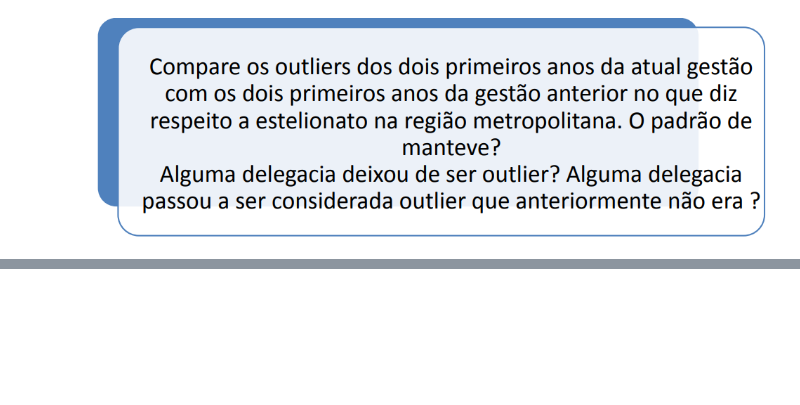
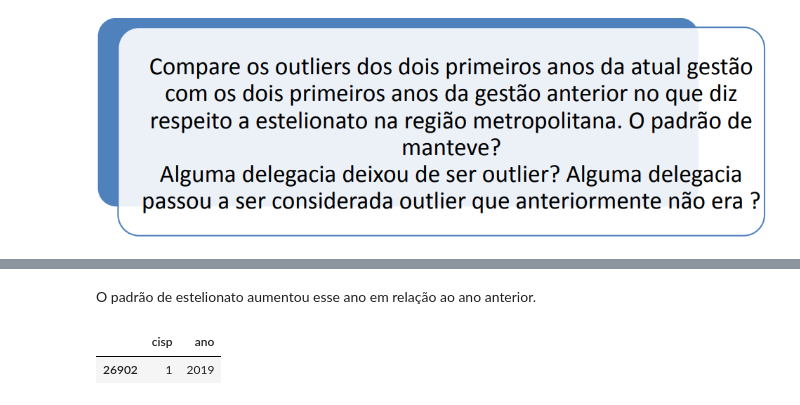
Before and after one commit to renanrib12/senac, a Jupyter notebook: aula2_desafio.ipynb, the cells around one changed output, grey strips where cells are left out. Saved outputs shown, nothing was run; the diff lists cells and outputs as text; code cells hidden in the pictures; blank space fills up the shorter version.

```diff
--- a/aula2_desafio.ipynb
+++ b/aula2_desafio.ipynb
@@ -514,0 +601,12 @@ KeyError: ''
+# %% [markdown]
+O padrão de estelionato aumentou esse ano em relação ao ano anterior.
+# %%
+# Alguma delegacia deixou de ser outlier?
+
+lista_outliers_deixou = outlier_gestao_atual['cisp'].unique()
+delegacias_deixaram = outlier_gestao_antiga[~outlier_gestao_antiga['cisp'].isin(lista_outliers_deixou)]
+delegacias_deixaram_unicas = delegacias_deixaram.drop_duplicates(subset=['cisp'])
+delegacias_deixaram_unicas[['cisp','ano']]
+# %% [output]
+|  | cisp | ano |
+| 26902 | 1 | 2019 |
```
Also changed, not shown: parts of 5 cells of this notebook.
